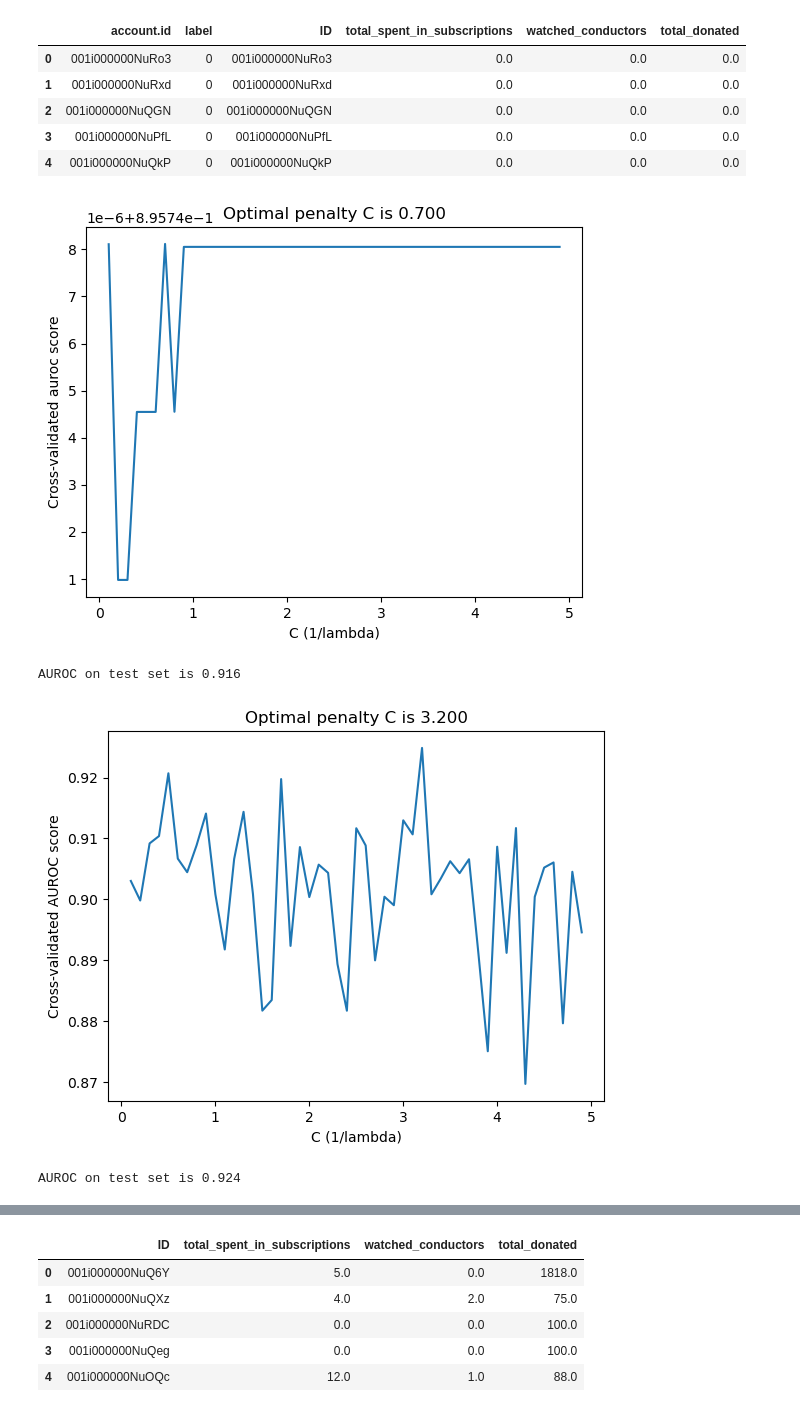
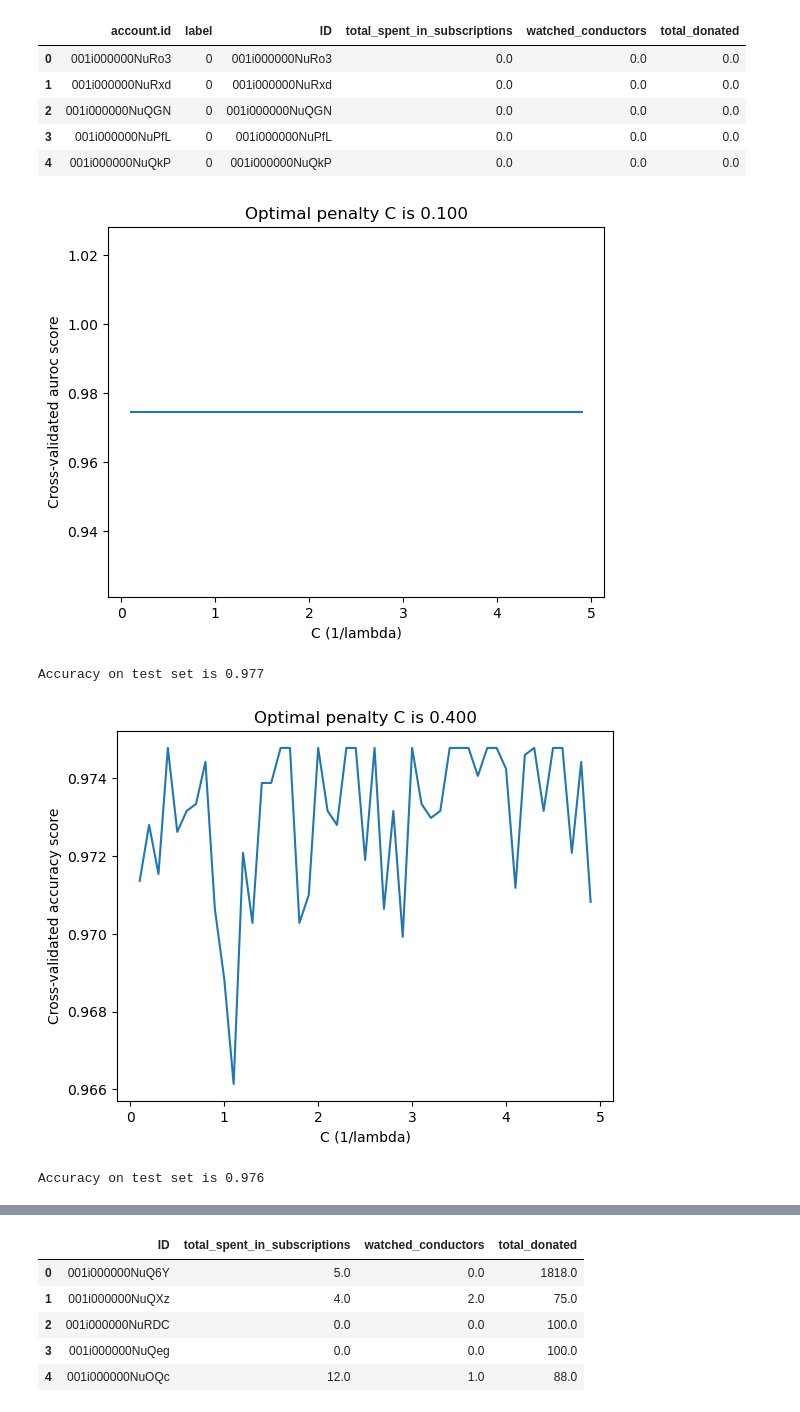
Before and after one commit to jpscardoso97/philarmoniab-kaggle, a Jupyter notebook: notebooks/conductors_and_subs_feature_test.ipynb, the cells around one changed output, grey strips where cells are left out. Drawn from its saved outputs; the diff is of its cells as text; code cells hidden in the pictures.

```diff
--- a/notebooks/conductors_and_subs_feature_test.ipynb
+++ b/notebooks/conductors_and_subs_feature_test.ipynb
@@ -152,17 +159,17 @@ def train_lr(X_train_scaled, y_train, X_val_scaled, y_val):
 # %%
 def train_linear_svc(X_train_scaled, y_train, X_val_scaled, y_val):
-    auroc_scores = []
+    acc_scores = []
     c_vals = np.arange(0.1,5,0.1)
     for c in c_vals:
         model = SVC(kernel='linear', C=c)
-        scores = cross_val_score(model,X_train_scaled,y_train,scoring='roc_auc',cv=5)
-        auroc_scores.append(np.mean(scores))
+        scores = cross_val_score(model,X_train_scaled,y_train,scoring='accuracy',cv=5)
+        acc_scores.append(np.mean(scores))
 
-    plt.plot(c_vals,auroc_scores)
-    opt_c = c_vals[np.argmax(auroc_scores)]
+    plt.plot(c_vals,acc_scores)
+    opt_c = c_vals[np.argmax(acc_scores)]
     plt.title('Optimal penalty C is {:.3f}'.format(opt_c))
     plt.xlabel('C (1/lambda)')
-    plt.ylabel('Cross-validated AUROC score')
+    plt.ylabel('Cross-validated accuracy score')
     plt.show()
 
 
@@ -170,24 +177,24 @@ def train_linear_svc(X_train_scaled, y_train, X_val_scaled, y_val):
     final_model = SVC(kernel='linear', C=opt_c)
     final_model.fit(X_train_scaled,y_train)
     val_preds = final_model.predict(X_val_scaled)
-    auroc = roc_auc_score(y_val,val_preds)
-    print('AUROC on test set is {:.3f}'.format(auroc))
+    acc = accuracy_score(y_val,val_preds)
+    print('Accuracy on test set is {:.3f}'.format(acc))
 
-    return final_model, auroc
+    return final_model, acc
 # %%
 def train_rbf_svc(X_train_scaled, y_train, X_val_scaled, y_val):
-    auroc_scores = []
+    acc_scores = []
     c_vals = np.arange(0.1,5,0.1)
     for c in c_vals:
         model = SVC(kernel='rbf', C=c)
-        scores = cross_val_score(model,X_train_scaled,y_train,scoring='roc_auc',cv=5)
-        auroc_scores.append(np.mean(scores))
+        scores = cross_val_score(model,X_train_scaled,y_train,scoring='accuracy',cv=5)
+        acc_scores.append(np.mean(scores))
 
-    plt.plot(c_vals,auroc_scores)
-    opt_c = c_vals[np.argmax(auroc_scores)]
+    plt.plot(c_vals,acc_scores)
+    opt_c = c_vals[np.argmax(acc_scores)]
     plt.title('Optimal penalty C is {:.3f}'.format(opt_c))
     plt.xlabel('C (1/lambda)')
-    plt.ylabel('Cross-validated auroc score')
+    plt.ylabel('Cross-validated accuracy score')
     plt.show()
 
 
@@ -195,24 +202,24 @@ def train_rbf_svc(X_train_scaled, y_train, X_val_scaled, y_val):
     final_model = SVC(kernel='rbf', C=opt_c)
     final_model.fit(X_train_scaled,y_train)
     val_preds = final_model.predict(X_val_scaled)
-    auroc = roc_auc_score(y_val,val_preds)
-    print('AUROC on test set is {:.3f}'.format(auroc))
+    acc = roc_auc_score(y_val,val_preds)
+    print('Accuracy on test set is {:.3f}'.format(acc))
 
-    return final_model, auroc
+    return final_model, acc
 # %%
 def get_best_model(X_train_scaled, y_train, X_val_scaled, y_val):
     models_trainers = [train_lr, train_linear_svc, train_rbf_svc]
     trained_models = []
     model_names = ['LogisticRegression', 'Linear SVC', 'RBF SVC']
-    model_aurocs = []
+    model_acc = []
 
     for index, model in enumerate(models_trainers):
         model, score = models_trainers[index](X_train_scaled, y_train, X_val_scaled, y_val)
 
-        model_aurocs.append(score)
+        model_acc.append(score)
         trained_models.append(model)
 
-    best_model_index = np.argmax(model_aurocs)
+    best_model_index = np.argmax(model_acc)
     print("Best performance model is ", model_names[best_model_index])
 
     best_model = trained_models[best_model_index]
@@ -221,34 +228,33 @@ def get_best_model(X_train_scaled, y_train, X_val_scaled, y_val):
 # %%
 X = train.copy()
 
 X = add_features(X)
 
 y = X['label']
 X = X.drop(['account.id', 'ID', 'label'], axis=1)
 
 X_train,X_val,y_train,y_val = train_test_split(X, y, random_state=0,test_size=0.2)
 
 scaler = StandardScaler()
 X_train_scaled = scaler.fit_transform(X_train)
 X_val_scaled = scaler.transform(X_val)
 
 model = get_best_model(X_train_scaled, y_train, X_val_scaled, y_val)
 
 X_scaled = scaler.transform(X)
 
 model.fit(X_scaled,y)
 
-preds = model.predict(X_scaled)
-print('Accuracy on entire training set: {:.3f}'.format(accuracy_score(y,preds)))
+preds = model.predict_proba(X_scaled)[:,1]
 print('AUROC on entire training set: {:.3f}'.format(roc_auc_score(y,preds)))
 # %% [output]
 |  | account.id | label | ID | total_spent_in_subscriptions | watched_conductors | total_donated |
 | 0 | 001i000000NuRo3 | 0 | 001i000000NuRo3 | 0.0 | 0.0 | 0.0 |
 | 1 | 001i000000NuRxd | 0 | 001i000000NuRxd | 0.0 | 0.0 | 0.0 |
 | 2 | 001i000000NuQGN | 0 | 001i000000NuQGN | 0.0 | 0.0 | 0.0 |
 | 3 | 001i000000NuPfL | 0 | 001i000000NuPfL | 0.0 | 0.0 | 0.0 |
 | 4 | 001i000000NuQkP | 0 | 001i000000NuQkP | 0.0 | 0.0 | 0.0 |
-[figure, old version]
+[figure, new version]
-AUROC on test set is 0.916
+Accuracy on test set is 0.977
-[figure, old version]
+[figure, new version]
-AUROC on test set is 0.924
+Accuracy on test set is 0.976
```
Also changed, not shown: parts of 5 cells of this notebook, 23 other files.
